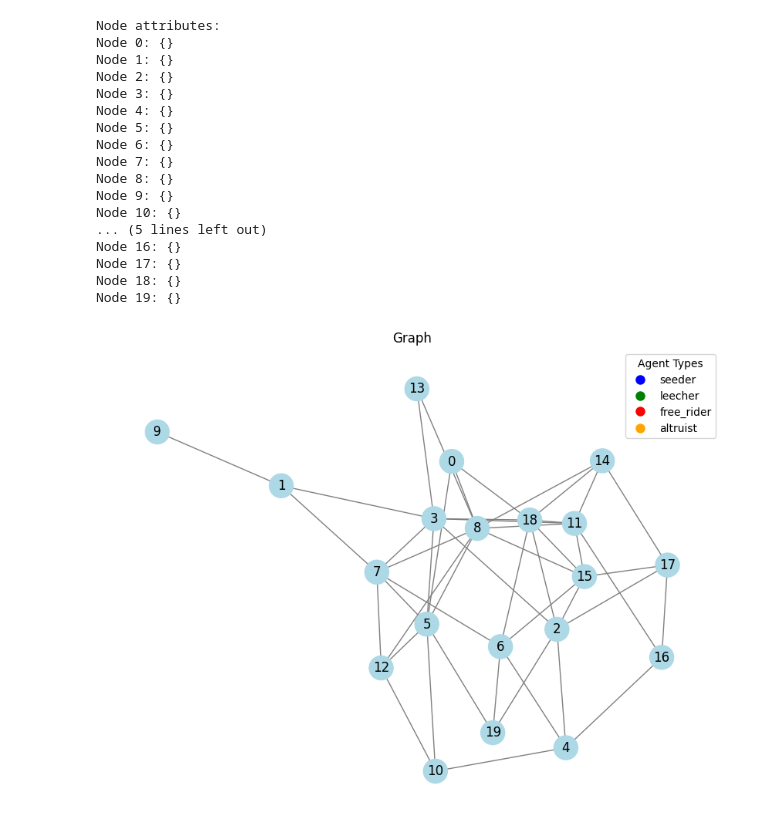
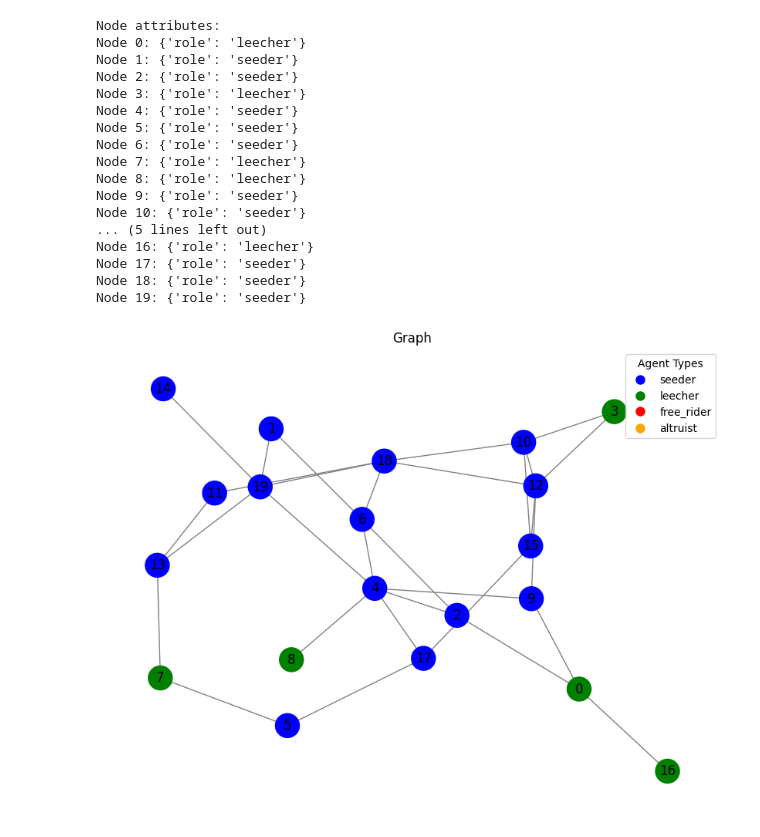
Before and after one commit to jbwod/COMP4403-Project, a Jupyter notebook: notebooks/test.ipynb, the cells around one changed output. Cells and saved outputs as stored; diff of their text form; code cells hidden in the pictures.

```diff
--- a/notebooks/test.ipynb
+++ b/notebooks/test.ipynb
@@ -1,35 +1,35 @@
 # %%
 import sys, os, pathlib
 project_root = pathlib.Path.cwd().parent
 sys.path.insert(0, str(project_root))
 
 from src.graph import erdos_renyi_graph
-from src.agent import assign_agent_types, AgentType
+import src.agent as agent_module
 from utils.plotter import draw_graph
 
 
-G = erdos_renyi_graph(n=20, p=0.2)
-assign_agent_types(G, seed=42)
+G = erdos_renyi_graph(n=20, p=0.1)
+agent_module.assign_n_leechers(G, n=5, seed=42)
 print("Node attributes:")
 for node, data in G.nodes(data=True):
     print(f"Node {node}: {data}")
 draw_graph(G)
 # %% [output]
 Node attributes:
-Node 0: {}
-Node 1: {}
-Node 2: {}
-Node 3: {}
-Node 4: {}
-Node 5: {}
-Node 6: {}
-Node 7: {}
-Node 8: {}
-Node 9: {}
-Node 10: {}
+Node 0: {'role': 'leecher'}
+Node 1: {'role': 'seeder'}
+Node 2: {'role': 'seeder'}
+Node 3: {'role': 'leecher'}
+Node 4: {'role': 'seeder'}
+Node 5: {'role': 'seeder'}
+Node 6: {'role': 'seeder'}
+Node 7: {'role': 'leecher'}
+Node 8: {'role': 'leecher'}
+Node 9: {'role': 'seeder'}
+Node 10: {'role': 'seeder'}
 ... (5 lines left out)
-Node 16: {}
-Node 17: {}
-Node 18: {}
-Node 19: {}
+Node 16: {'role': 'leecher'}
+Node 17: {'role': 'seeder'}
+Node 18: {'role': 'seeder'}
+Node 19: {'role': 'seeder'}
-[figure, old version]
+[figure, new version]
```
Also changed, not shown: 3 other files.
